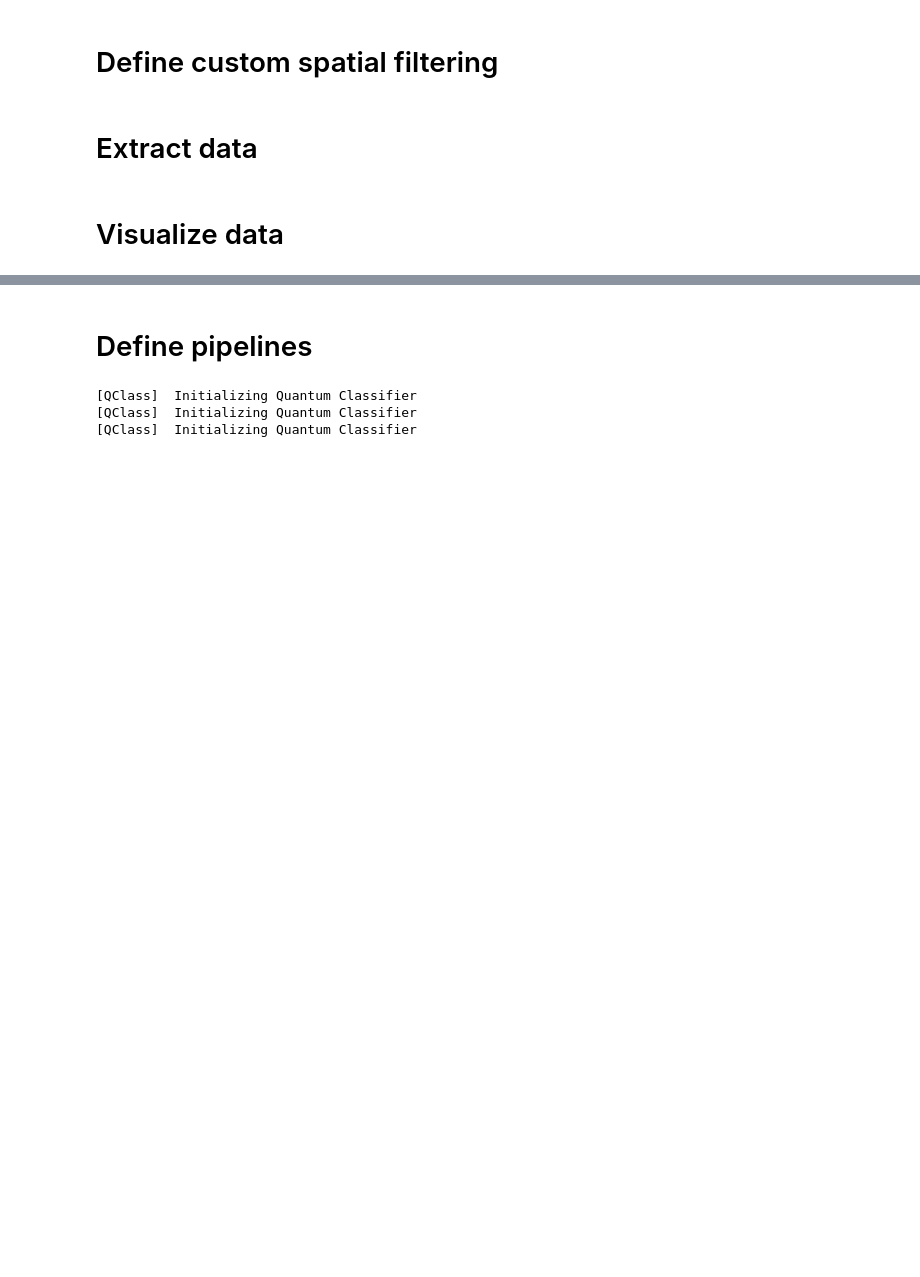
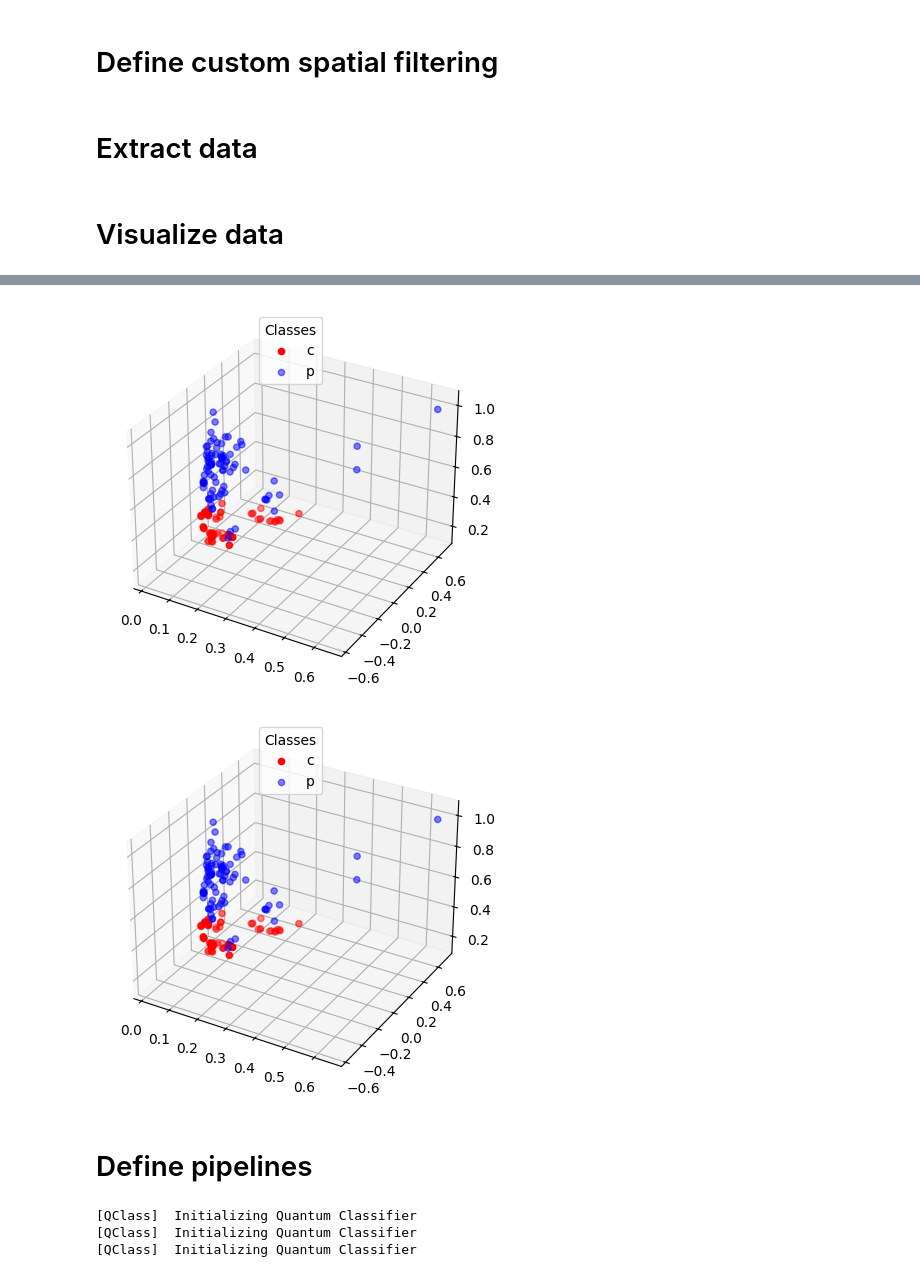
Before and after one commit to jiggychauhi/QC-Gait-Analysis, a Jupyter notebook: notebook_greg.ipynb, the cells around one changed output, grey strips where cells are left out. Cells and saved outputs as stored; diff of their text form; code cells hidden in the pictures; blank space fills up the shorter version.

```diff
--- a/notebook_greg.ipynb
+++ b/notebook_greg.ipynb
@@ -86,3 +92,11 @@ AttributeError: 'Ellipse' object has no attribute 'transData'
+# %%
+labels = np.array([''] * len(y))
+labels[y == 0] = 'c'
+labels[y == 1] = 'pk'
+plot_manifold(X2x2, labels, False)
+# %% [output]
+[figure, added]
+[figure, added]
 # %% [markdown]
 # Define pipelines
 # %%
```
Also changed, not shown: parts of 3 cells of this notebook.
